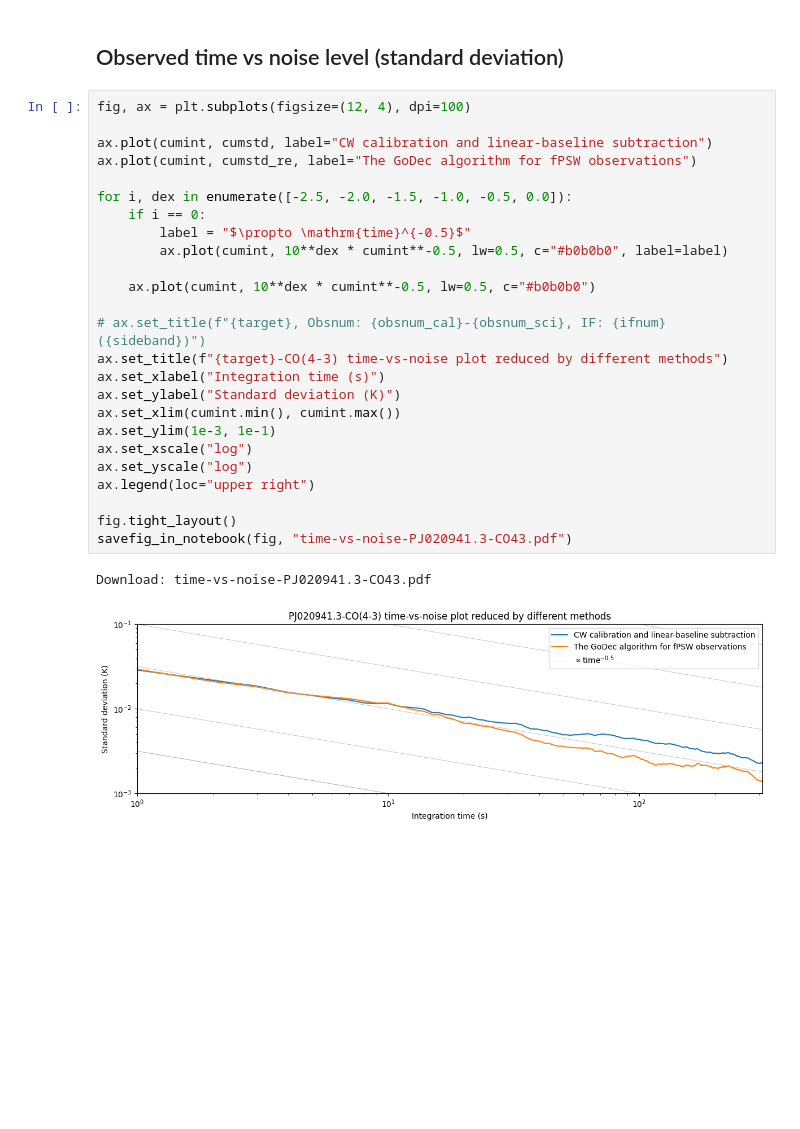
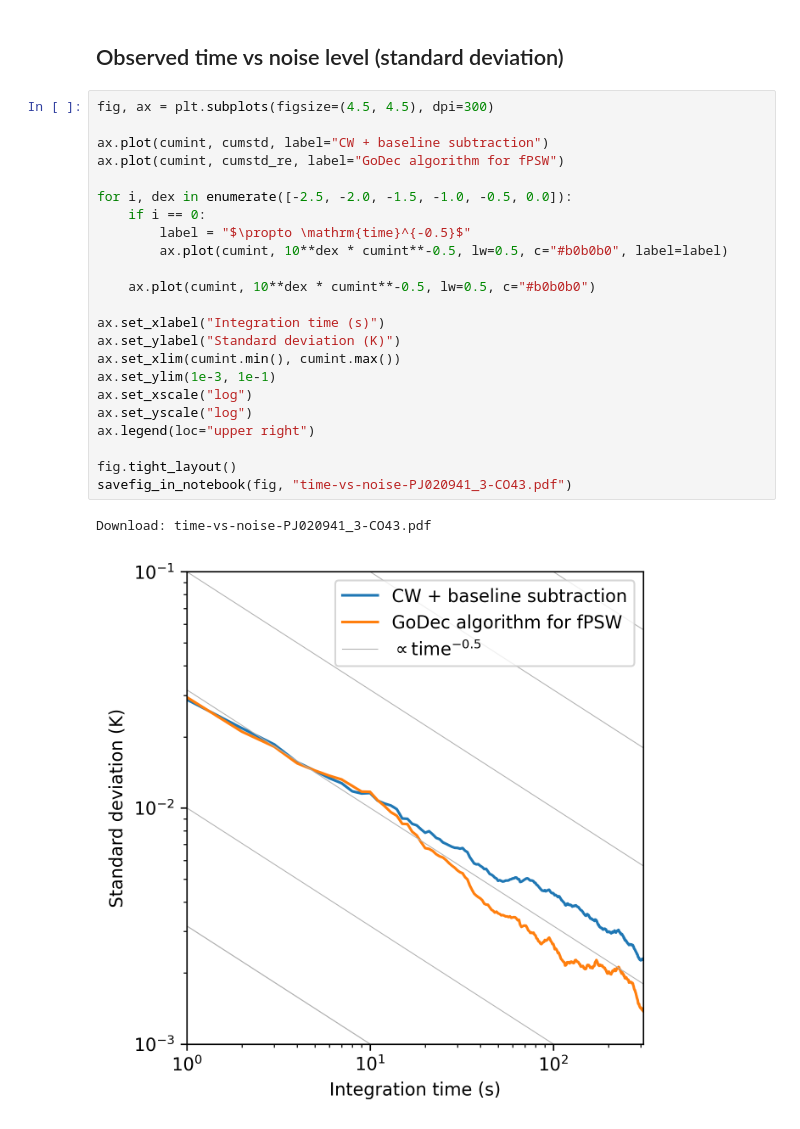
Before and after one commit to astropenguin/taniguchi-2021-analysis, a Jupyter notebook: notes/2020-05-07/analysis-PJ020941.3-CO43.ipynb, the cells around one changed output. Drawn from its saved outputs; the diff is of its cells as text; blank space fills up the shorter version.

```diff
--- a/notes/2020-05-07/analysis-PJ020941.3-CO43.ipynb
+++ b/notes/2020-05-07/analysis-PJ020941.3-CO43.ipynb
@@ -194,30 +231,28 @@ savefig_in_notebook(fig, "covariance-PJ020941.3-CO43.pdf")
 # %% [markdown]
 ## Observed time vs noise level (standard deviation)
 # %%
-fig, ax = plt.subplots(figsize=(12, 4), dpi=100)
+fig, ax = plt.subplots(figsize=(4.5, 4.5), dpi=300)
 
-ax.plot(cumint, cumstd, label="CW calibration and linear-baseline subtraction")
-ax.plot(cumint, cumstd_re, label="The GoDec algorithm for fPSW observations")
+ax.plot(cumint, cumstd, label="CW + baseline subtraction")
+ax.plot(cumint, cumstd_re, label="GoDec algorithm for fPSW")
 
 for i, dex in enumerate([-2.5, -2.0, -1.5, -1.0, -0.5, 0.0]):
     if i == 0:
         label = "$\propto \mathrm{time}^{-0.5}$"
         ax.plot(cumint, 10**dex * cumint**-0.5, lw=0.5, c="#b0b0b0", label=label)
 
     ax.plot(cumint, 10**dex * cumint**-0.5, lw=0.5, c="#b0b0b0")
 
-# ax.set_title(f"{target}, Obsnum: {obsnum_cal}-{obsnum_sci}, IF: {ifnum} ({sideband})")
-ax.set_title(f"{target}-CO(4-3) time-vs-noise plot reduced by different methods")
 ax.set_xlabel("Integration time (s)")
 ax.set_ylabel("Standard deviation (K)")
 ax.set_xlim(cumint.min(), cumint.max())
 ax.set_ylim(1e-3, 1e-1)
 ax.set_xscale("log")
 ax.set_yscale("log")
 ax.legend(loc="upper right")
 
 fig.tight_layout()
-savefig_in_notebook(fig, "time-vs-noise-PJ020941.3-CO43.pdf")
+savefig_in_notebook(fig, "time-vs-noise-PJ020941_3-CO43.pdf")
 # %% [output]
-Download: time-vs-noise-PJ020941.3-CO43.pdf
+Download: time-vs-noise-PJ020941_3-CO43.pdf
-[figure, old version]
+[figure, new version]
```
Also changed, not shown: parts of 5 cells of this notebook, 1 other file.
